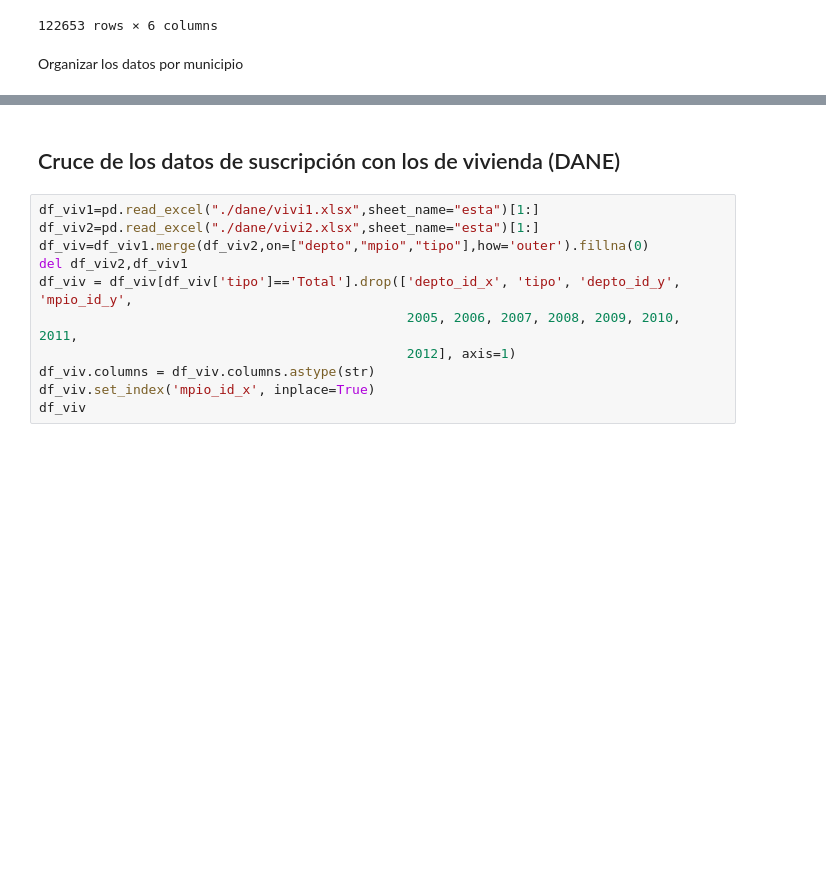
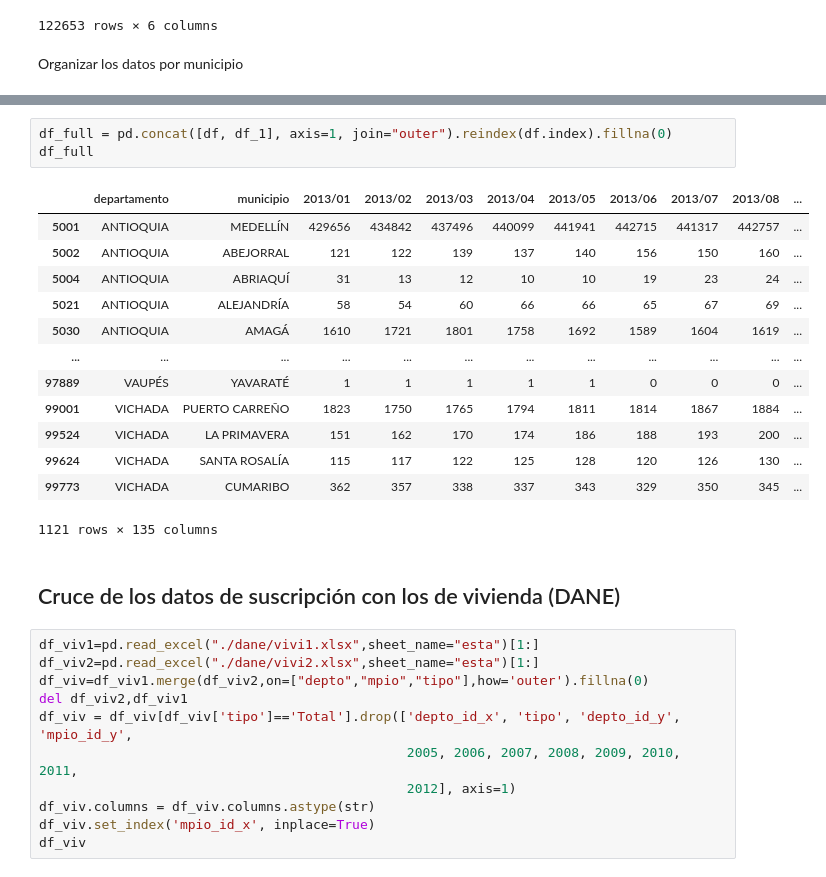
Before and after one commit to caramirezs/DataJam2022, a Jupyter notebook: TV_suscripcion.ipynb, the cells around one changed output, grey strips where cells are left out. Drawn from its saved outputs; the diff is of its cells as text; blank space fills up the shorter version.

```diff
--- a/TV_suscripcion.ipynb
+++ b/TV_suscripcion.ipynb
@@ -158,3 +216,20 @@ df
+# %%
+df_full = pd.concat([df, df_1], axis=1, join="outer").reindex(df.index).fillna(0)
+df_full
+# %% [output]
+|  | departamento | municipio | 2013/01 | 2013/02 | 2013/03 | 2013/04 | 2013/05 | 2013/06 | 2013/07 | 2013/08 | ... |
+| 5001 | ANTIOQUIA | MEDELLÍN | 429656 | 434842 | 437496 | 440099 | 441941 | 442715 | 441317 | 442757 | ... |
+| 5002 | ANTIOQUIA | ABEJORRAL | 121 | 122 | 139 | 137 | 140 | 156 | 150 | 160 | ... |
+| 5004 | ANTIOQUIA | ABRIAQUÍ | 31 | 13 | 12 | 10 | 10 | 19 | 23 | 24 | ... |
+| 5021 | ANTIOQUIA | ALEJANDRÍA | 58 | 54 | 60 | 66 | 66 | 65 | 67 | 69 | ... |
+| 5030 | ANTIOQUIA | AMAGÁ | 1610 | 1721 | 1801 | 1758 | 1692 | 1589 | 1604 | 1619 | ... |
+| ... | ... | ... | ... | ... | ... | ... | ... | ... | ... | ... | ... |
+| 97889 | VAUPÉS | YAVARATÉ | 1 | 1 | 1 | 1 | 1 | 0 | 0 | 0 | ... |
+| 99001 | VICHADA | PUERTO CARREÑO | 1823 | 1750 | 1765 | 1794 | 1811 | 1814 | 1867 | 1884 | ... |
+| 99524 | VICHADA | LA PRIMAVERA | 151 | 162 | 170 | 174 | 186 | 188 | 193 | 200 | ... |
+| 99624 | VICHADA | SANTA ROSALÍA | 115 | 117 | 122 | 125 | 128 | 120 | 126 | 130 | ... |
+| 99773 | VICHADA | CUMARIBO | 362 | 357 | 338 | 337 | 343 | 329 | 350 | 345 | ... |
+1121 rows × 135 columns
 # %% [markdown]
 ## Cruce de los datos de suscripción con los de vivienda (DANE)
 # %%
```
Also changed, not shown: parts of 14 cells of this notebook, 3 other files.
